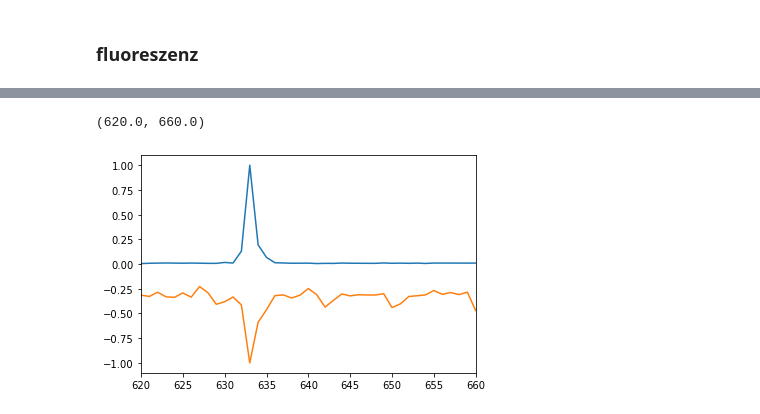
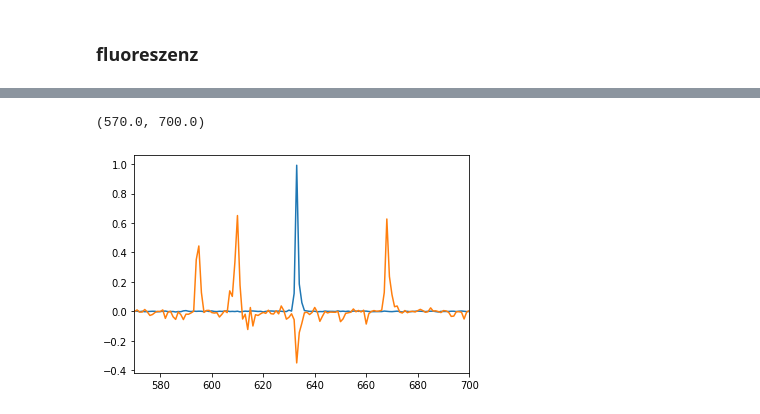
Before and after one commit to emhl/FP1, a Jupyter notebook: HeNe-Laser.ipynb, the cells around one changed output, grey strips where cells are left out. Saved outputs shown, nothing was run; the diff lists cells and outputs as text; code cells hidden in the pictures.

Commit message:
alle fluoerenz vergleiche und neue norm

```diff
--- a/HeNe-Laser.ipynb
+++ b/HeNe-Laser.ipynb
@@ -33,6 +29,10 @@ def simple_norm(arr):
         temp = (((i - min(arr))*diff)/diff_arr)
         norm_arr.append(temp)
     return norm_arr
+def norm2(arr):
+    arr = arr.to_numpy()
+    diff_arr = max(arr) - min(arr)
+    return arr/diff_arr
 # %% [markdown]
 ## 2. Abhängigkeit der Ausgangsleistung von der Eingangsleistung
 # %% [markdown]
@@ -272,8 +272,8 @@ plt.xlim(620,660)
 # %%
-plt.plot(db_633[0],normalize(db_633[1],0,1),label='db 633')
-plt.plot(fl_db_633[0],normalize(fl_db_633[1],-1,1),label='fl')
+plt.plot(db_633[0],norm2(db_633[1]),label='db 633')
+plt.plot(fl_db_633[0],norm2(fl_db_633[1]),label='fl')
 
-plt.xlim(620,660)
+plt.xlim(570,700)
 # %% [output]
-(620.0, 660.0)
+(570.0, 700.0)
-[figure, old version]
+[figure, new version]
```
Also changed, not shown: parts of 9 cells of this notebook.
